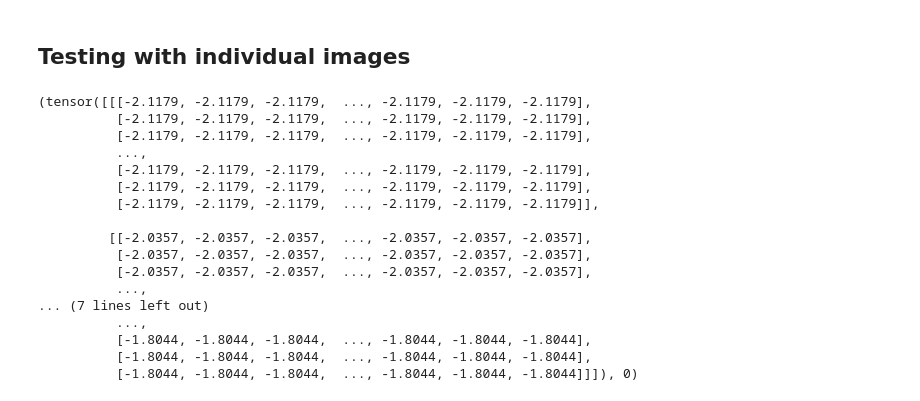
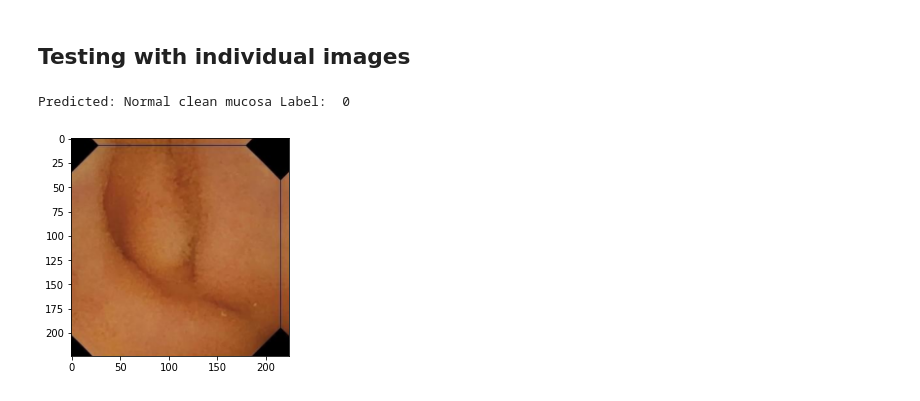
Before and after one commit to kunalburgul/MLDS_Problems, a Jupyter notebook: The-Kvasir-Capsule/The_Kvasir_Capsule.ipynb, the cells around one changed output. Saved outputs shown, nothing was run; the diff lists cells and outputs as text; code cells hidden in the pictures.

```diff
--- a/The-Kvasir-Capsule/The_Kvasir_Capsule.ipynb
+++ b/The-Kvasir-Capsule/The_Kvasir_Capsule.ipynb
@@ -593,24 +614,15 @@ def predict_image(img, model):
     # Pick index with highest probability
     _, preds  = torch.max(yb, dim=1)
     # Retrieve the class label
-    return train_ds.classes[preds[2].item()]
+    return dataset.classes[preds[0].item()]
-# %%
-valid_ds[2]
-# %% [output]
-(tensor([[[-2.1179, -2.1179, -2.1179,  ..., -2.1179, -2.1179, -2.1179],
-          [-2.1179, -2.1179, -2.1179,  ..., -2.1179, -2.1179, -2.1179],
-          [-2.1179, -2.1179, -2.1179,  ..., -2.1179, -2.1179, -2.1179],
-          ...,
-          [-2.1179, -2.1179, -2.1179,  ..., -2.1179, -2.1179, -2.1179],
-          [-2.1179, -2.1179, -2.1179,  ..., -2.1179, -2.1179, -2.1179],
-          [-2.1179, -2.1179, -2.1179,  ..., -2.1179, -2.1179, -2.1179]],
-
-         [[-2.0357, -2.0357, -2.0357,  ..., -2.0357, -2.0357, -2.0357],
-          [-2.0357, -2.0357, -2.0357,  ..., -2.0357, -2.0357, -2.0357],
-          [-2.0357, -2.0357, -2.0357,  ..., -2.0357, -2.0357, -2.0357],
-          ...,
-... (7 lines left out)
-          ...,
-          [-1.8044, -1.8044, -1.8044,  ..., -1.8044, -1.8044, -1.8044],
-          [-1.8044, -1.8044, -1.8044,  ..., -1.8044, -1.8044, -1.8044],
-          [-1.8044, -1.8044, -1.8044,  ..., -1.8044, -1.8044, -1.8044]]]), 0)
+# %%
+def valid_result(img_value, label_value, model):
+    val_img = denormalize(img_value,*imagenet_stats)[0].permute((1, 2, 0))
+    plt.imshow(val_img)
+    print('Predicted:', predict_image(img_value, model), 'Label: ', label_value)
+# %%
+img_val, label_val = valid_ds[0]
+valid_result(img_val, label_val, model)
+# %% [output]
+Predicted: Normal clean mucosa Label:  0
+[figure, added]
```
Also changed, not shown: parts of 37 cells of this notebook.
